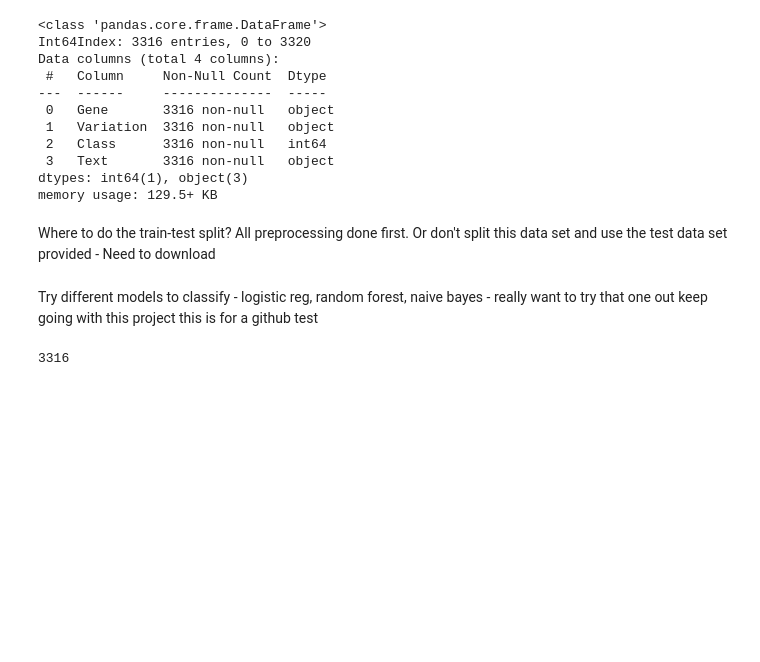
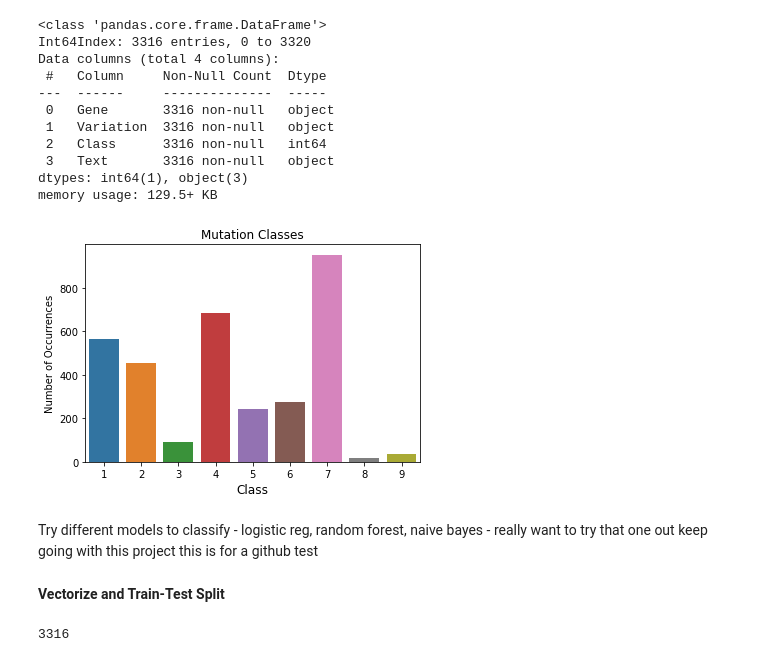
Before and after one commit to Shredder42/mutations, a Jupyter notebook: explore.ipynb, the cells around one changed output. Drawn from its saved outputs; the diff is of its cells as text; code cells hidden in the pictures; blank space fills up the shorter version.

Commit message:
split and predict

```diff
--- a/explore.ipynb
+++ b/explore.ipynb
@@ -133,11 +134,20 @@ Data columns (total 4 columns):
  3   Text       3316 non-null   object
 dtypes: int64(1), object(3)
 memory usage: 129.5+ KB
-# %% [markdown]
-Where to do the train-test split? All preprocessing done first. Or don't split this data set and use the test data set provided - Need to download
+# %%
+# redo plot after dropping missing text
+class_count  = merged['Class'].value_counts()
+sns.barplot(class_count.index, class_count.values)
+plt.title('Mutation Classes')
+plt.ylabel('Number of Occurrences')
+plt.xlabel('Class', fontsize=12);
+# %% [output]
+[figure, added]
 # %% [markdown]
 Try different models to classify - logistic reg, random forest, naive bayes - really want to try that one out
 keep going with this project this is for a github test
+# %% [markdown]
+**Vectorize and Train-Test Split**
 # %%
 text_list = merged.Text.tolist()
 # %%
```
Also changed, not shown: parts of 19 cells of this notebook.
